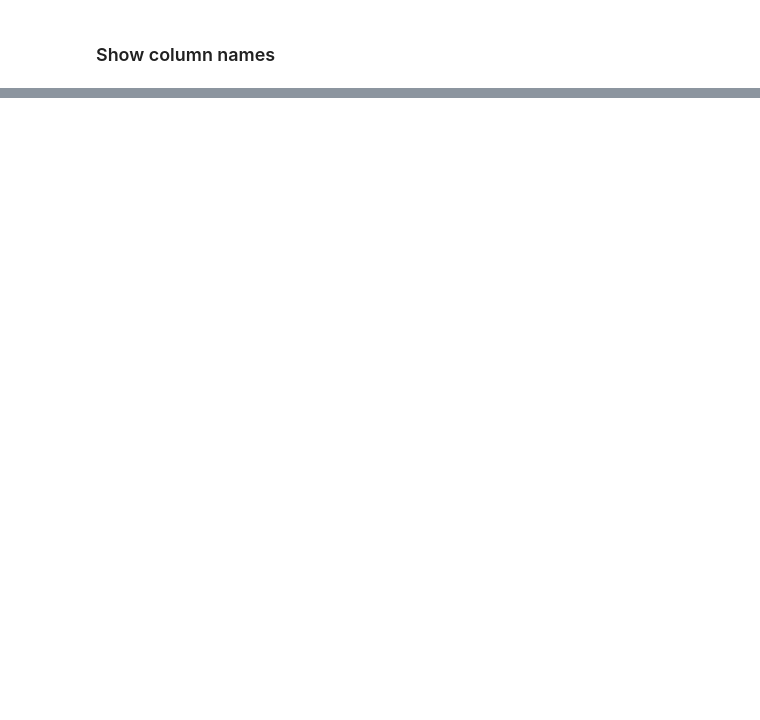
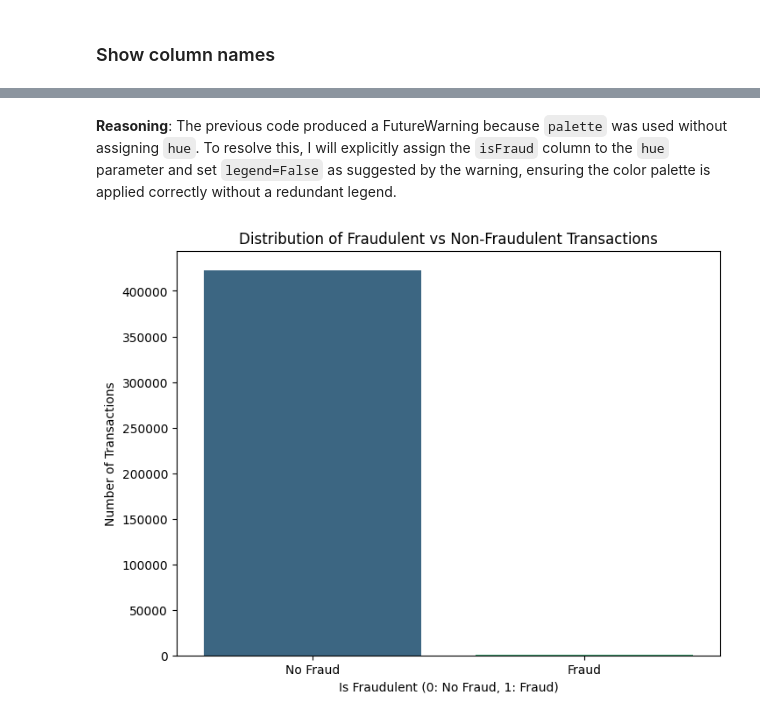
Before and after one commit to balakumaranbala2112/Fraud-Detection-in-Bank-Transactions-Using-Machine-Learning, a Jupyter notebook: chapter_appendix-tools-for-deep-learning/jupyter.ipynb, the cells around one changed output, grey strips where cells are left out. Cells and saved outputs as stored; diff of their text form; code cells hidden in the pictures; blank space fills up the shorter version.

```diff
--- a/chapter_appendix-tools-for-deep-learning/jupyter.ipynb
+++ b/chapter_appendix-tools-for-deep-learning/jupyter.ipynb
@@ -446,0 +125,5 @@ Passing `palette` without assigning `hue` is deprecated and will be removed in v
+# %%
+df['balanceDifferenceOrig'] = df['newbalanceOrig'] - df['oldbalanceOrg']
+df['balanceDifferenceDest'] = df['newbalanceDest'] - df['oldbalanceDest']
+print("New features 'balanceDifferenceOrig' and 'balanceDifferenceDest' created.")
+display(df.head())
@@ -446,0 +187,13 @@ Passing `palette` without assigning `hue` is deprecated and will be removed in v
+# %% [markdown]
+**Reasoning**:
+The previous code produced a FutureWarning because `palette` was used without assigning `hue`. To resolve this, I will explicitly assign the `isFraud` column to the `hue` parameter and set `legend=False` as suggested by the warning, ensuring the color palette is applied correctly without a redundant legend.
+# %%
+plt.figure(figsize=(8, 6))
+sns.countplot(x='isFraud', data=df, hue='isFraud', palette='viridis', legend=False)
+plt.title('Distribution of Fraudulent vs Non-Fraudulent Transactions')
+plt.xlabel('Is Fraudulent (0: No Fraud, 1: Fraud)')
+plt.ylabel('Number of Transactions')
+plt.xticks(ticks=[0, 1], labels=['No Fraud', 'Fraud'])
+plt.show()
+# %% [output]
+[figure, added]
```
Also changed, not shown: parts of 140 cells of this notebook.
